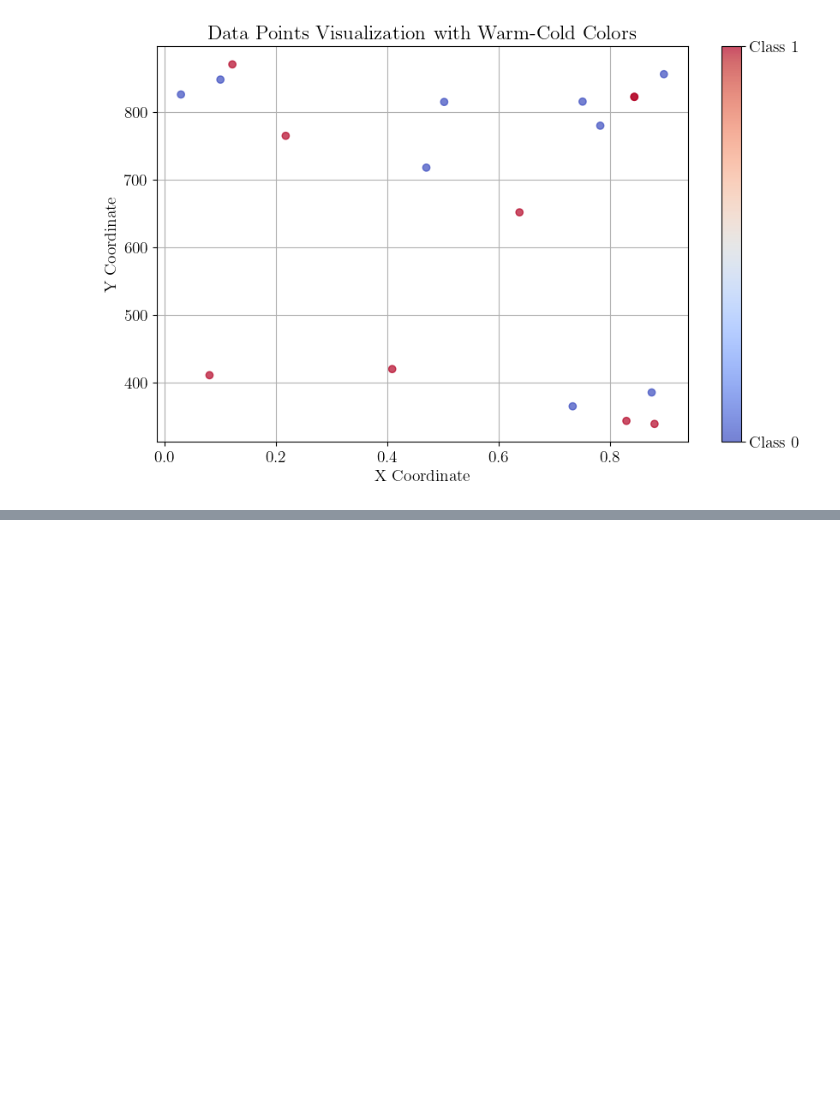
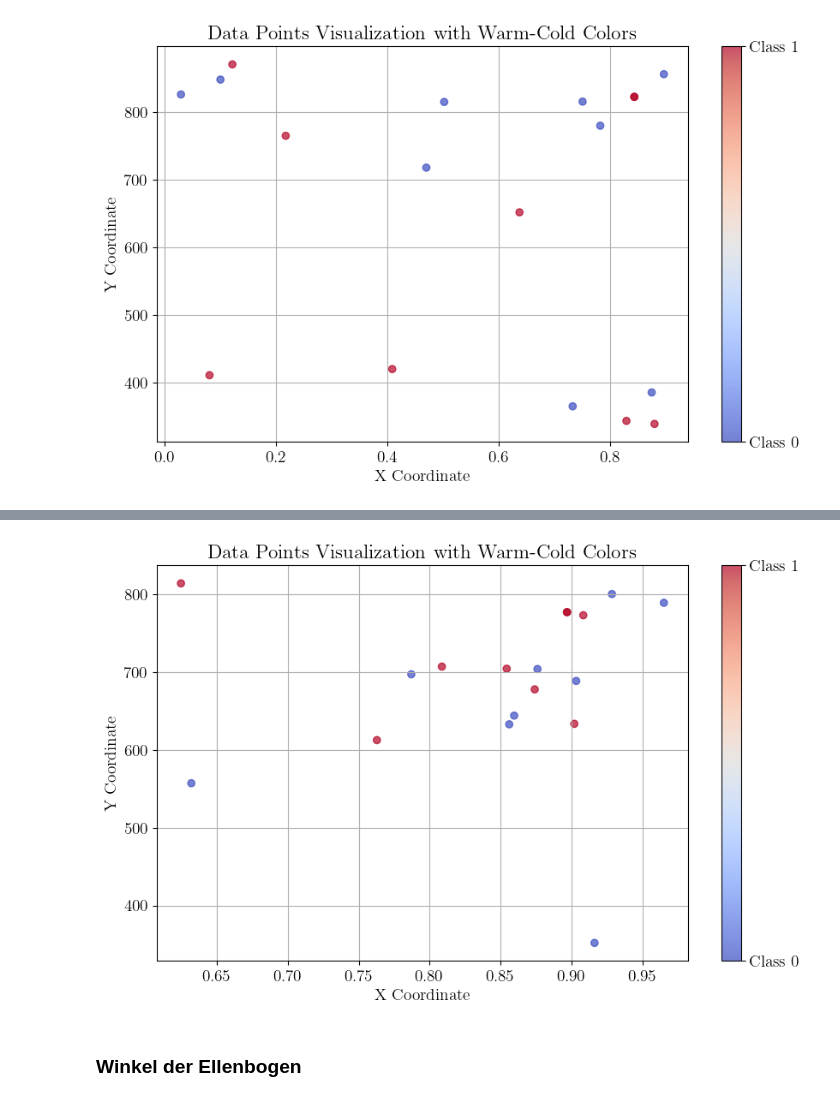
Before and after one commit to gregorscholz/25-mus, a Jupyter notebook: research/juggling.ipynb, the cells around one changed output, grey strips where cells are left out. Drawn from its saved outputs; the diff is of its cells as text; code cells hidden in the pictures; blank space fills up the shorter version.

```diff
--- a/research/juggling.ipynb
+++ b/research/juggling.ipynb
@@ -82,13 +85,14 @@ Number of Frames: 72
 # Anpassen des Verhältnisses von stabilen zu nicht stabilen Würfen
 num_ones = df['classification'].value_counts().get(1, 0)
 
-zeros = df[df['classification'] == 0]
-ones = df[df['classification'] == 1]
+if num_ones < len(df):
+    zeros = df[df['classification'] == 0]
+    ones = df[df['classification'] == 1]
 
-sample_zeros = zeros.sample(n=num_ones, random_state=42)
+    sample_zeros = zeros.sample(n=num_ones, random_state=42)
 
-df = pd.concat([sample_zeros, ones])
-df = df.sample(frac=1, random_state=42).reset_index(drop=True)
+    df = pd.concat([sample_zeros, ones])
+    df = df.sample(frac=1, random_state=42).reset_index(drop=True)
 
 df.shape
 # %% [output]
@@ -191,0 +254,6 @@ plt.show()
+# %%
+# Merkmale auswählen
+X = np.array(df[['hand_left','hand_right']].apply(lambda x: np.array(x.tolist()).flatten(), axis=1).tolist())
+y = df['classification'].values
+
+X_train, X_test, y_train, y_test = train_test_split(X, y, test_size=0.2, random_state=42)
@@ -191,0 +290,18 @@ plt.show()
+# %%
+# Visualisierung
+plt.figure(figsize=(10, 6))
+scatter = plt.scatter(X[:, 0], X[:, 1], c=y, cmap='coolwarm', alpha=0.7)
+
+cbar = plt.colorbar(scatter)
+cbar.set_ticks([0, 1])
+cbar.set_ticklabels(['Class 0', 'Class 1'])
+
+plt.title('Data Points Visualization with Warm-Cold Colors')
+plt.xlabel('X Coordinate')
+plt.ylabel('Y Coordinate')
+plt.grid()
+plt.show()
+# %% [output]
+[figure, added]
+# %% [markdown]
+### Winkel der Ellenbogen
```
Also changed, not shown: parts of 21 cells of this notebook, 2 other files.
